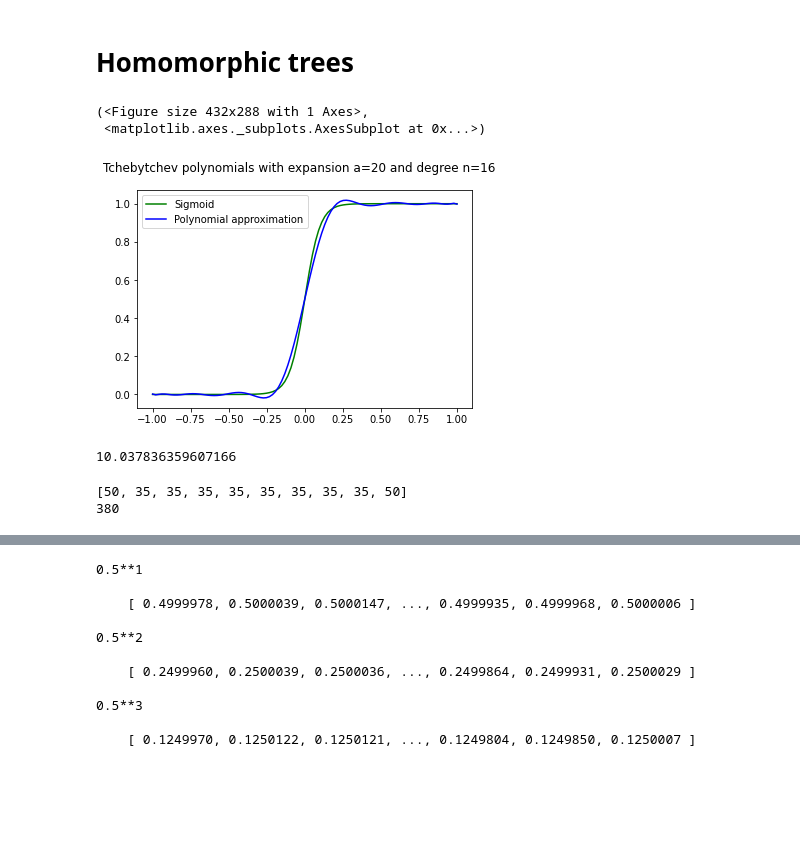
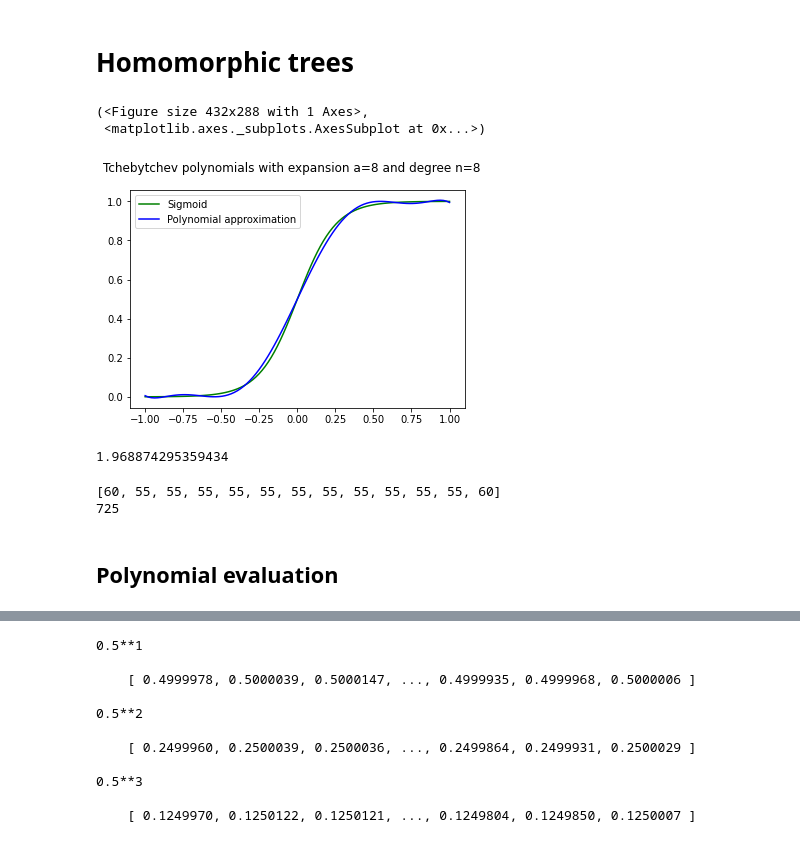
Before and after one commit to dhuynh95/cryptotree, a Jupyter notebook: nbs/homomorphic_tree.ipynb, the cells around one changed output, grey strips where cells are left out. Saved outputs shown, nothing was run; the diff lists cells and outputs as text; code cells hidden in the pictures; blank space fills up the shorter version.

```diff
--- a/nbs/homomorphic_tree.ipynb
+++ b/nbs/homomorphic_tree.ipynb
@@ -94,41 +96,41 @@ def plot_graph_function_approximation(f, dilatation_factor=50, polynomial_degree
 
     return fig,ax
 # %%
-dilatation_factor = 20
-degree = 16
+dilatation_factor = 8
+degree = 8
 
 p,_ = chebyshev_approximation(torch.sigmoid, dilatation_factor=dilatation_factor,
                                               polynomial_degree=degree)
 coeffs = polynomial_approximation_coefficients(torch.sigmoid, dilatation_factor=dilatation_factor,
                                               polynomial_degree=degree)
 plot_graph_function_approximation(torch.sigmoid, dilatation_factor=dilatation_factor,
                                               polynomial_degree=degree)
 # %% [output]
 (<Figure size 432x288 with 1 Axes>,
  <matplotlib.axes._subplots.AxesSubplot at 0x...>)
-[figure, old version]
+[figure, new version]
 # %%
 np.log2(coeffs.max())
 # %% [output]
-10.037836359607166
+1.968874295359434
 # %%
-PRECISION_BITS = 35
-UPPER_BITS = 15
+PRECISION_BITS = 55
+UPPER_BITS = 5
 
 polynomial_multiplications = int(np.ceil(np.log2(degree))) + 1
-n_polynomials = 1
+n_polynomials = 2
 matrix_multiplications = 3
 
 depth = matrix_multiplications + polynomial_multiplications * n_polynomials
 
-poly_modulus_degree = 16384
+poly_modulus_degree = 32768
 
 moduli = [PRECISION_BITS + UPPER_BITS] + (depth) * [PRECISION_BITS] + [PRECISION_BITS + UPPER_BITS]
 print(moduli)
 print(sum(moduli))
 # %% [output]
-[50, 35, 35, 35, 35, 35, 35, 35, 35, 50]
-380
+[60, 55, 55, 55, 55, 55, 55, 55, 55, 55, 55, 55, 60]
+725
 # %%
 parms = EncryptionParameters(scheme_type.CKKS)
 parms.set_poly_modulus_degree(poly_modulus_degree)
@@ -156 +154,3 @@ encryptor2 = Encryptor(context, public_key2)
+# %% [markdown]
+## Polynomial evaluation
 # %%
```
Also changed, not shown: parts of 51 cells of this notebook, 2 other files.
